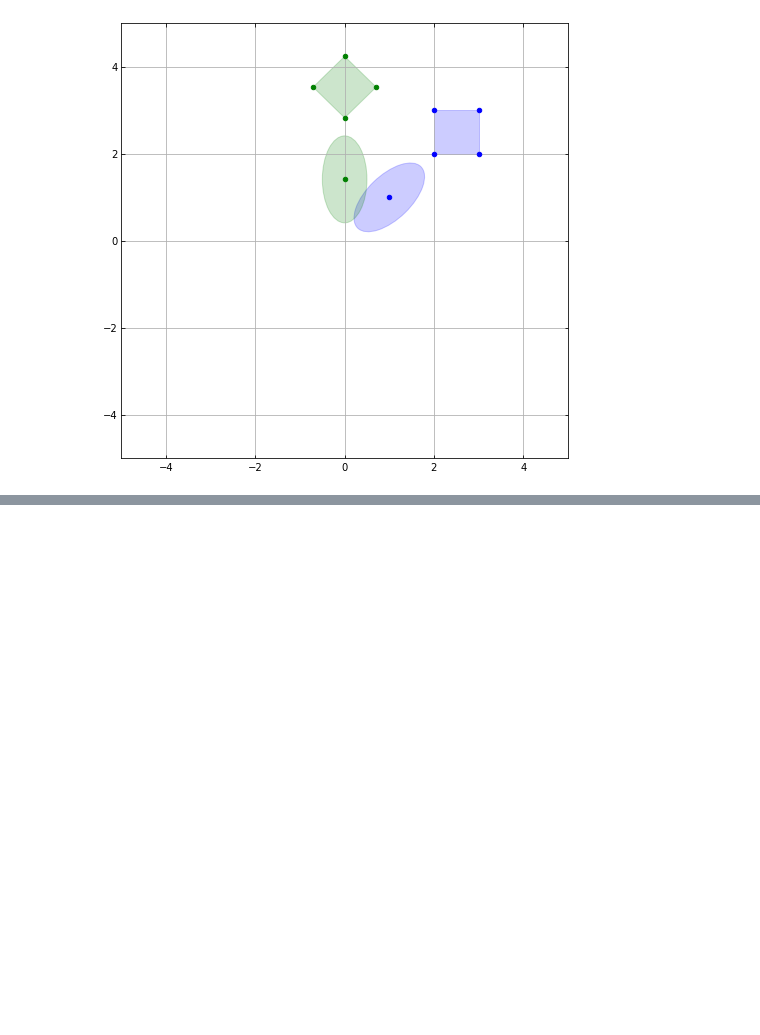
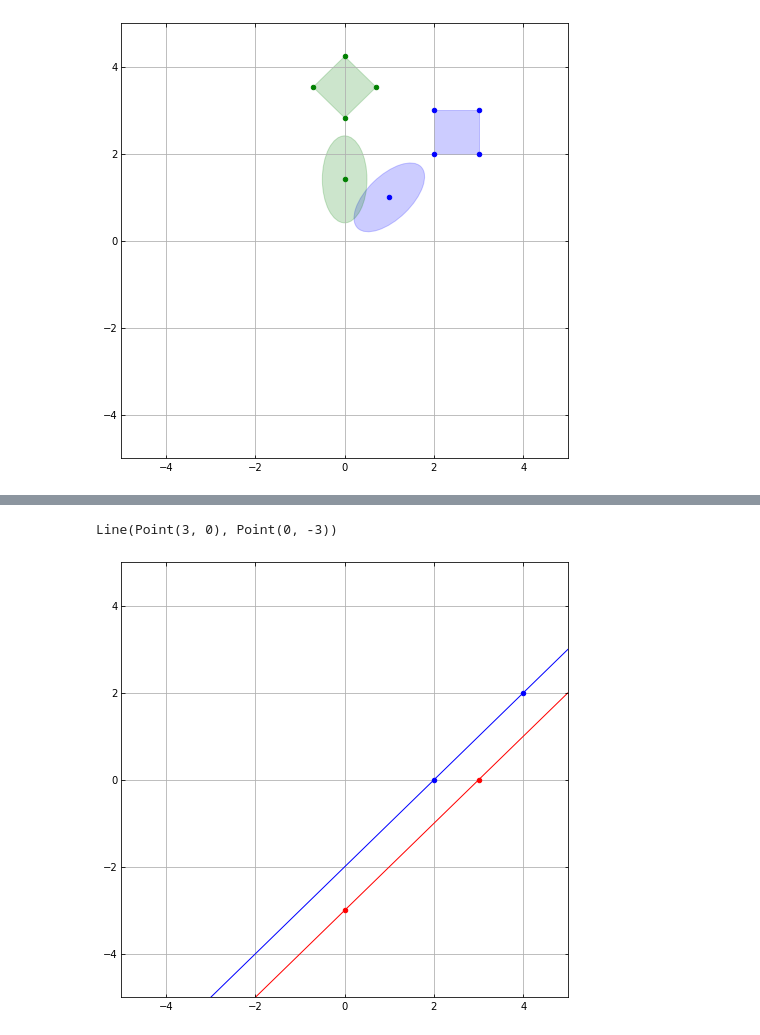
Before and after one commit to BrianGMcEnery/pythagorean-triples, a Jupyter notebook: notebooks/Drawing.ipynb, the cells around one changed output, grey strips where cells are left out. Drawn from its saved outputs; the diff is of its cells as text; code cells hidden in the pictures; blank space fills up the shorter version.

```diff
--- a/notebooks/Drawing.ipynb
+++ b/notebooks/Drawing.ipynb
@@ -60,0 +79,9 @@ diagram.draw()
+# %%
+l = Line(p=Point(3, 0), slope=1)
+print(l)
+l.set_color('red')
+diagram.add(l)
+diagram.draw()
+# %% [output]
+Line(Point(3, 0), Point(0, -3))
+[figure, added]
```
Also changed, not shown: parts of 4 cells of this notebook, 6 other files.
